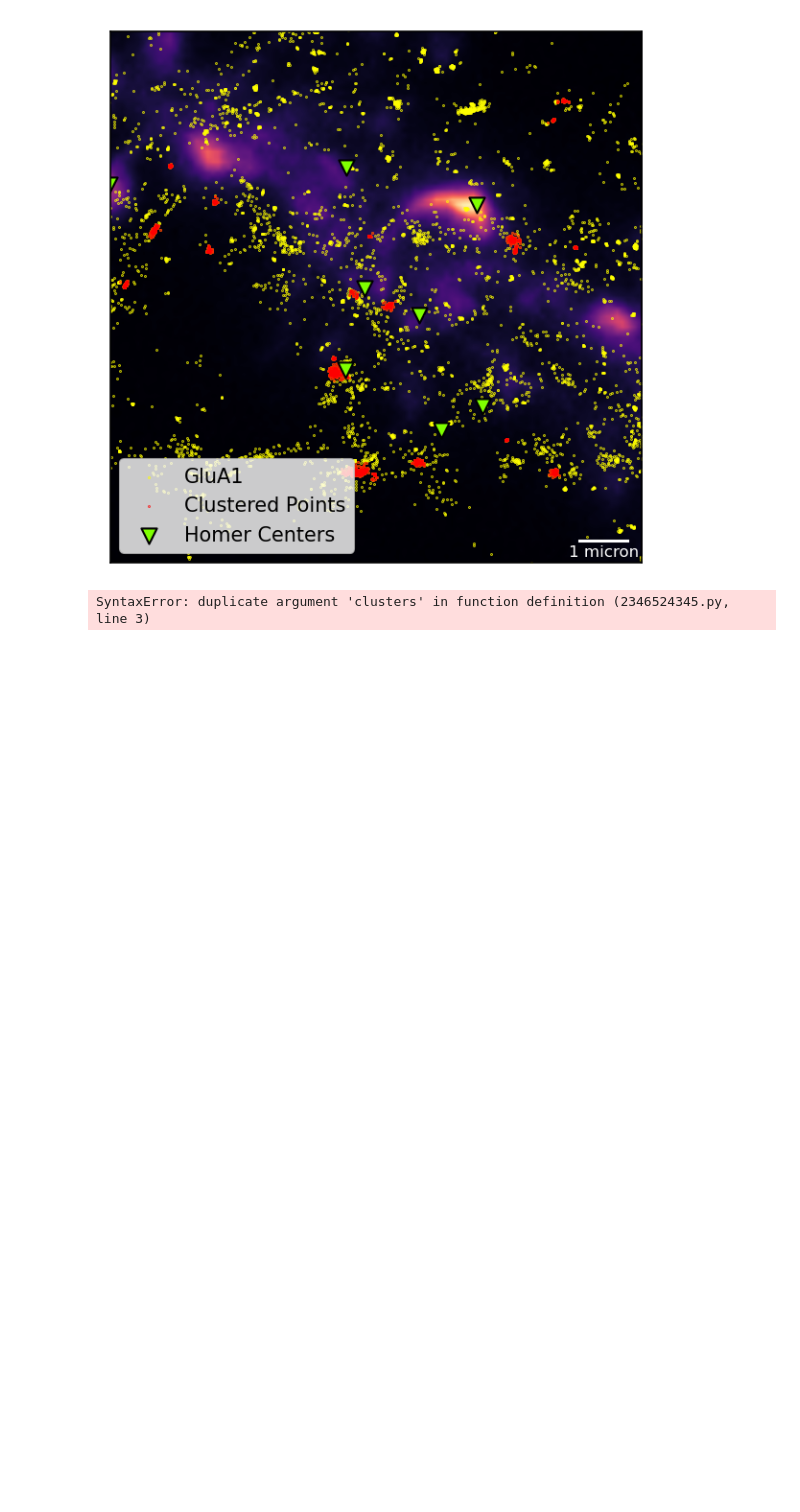
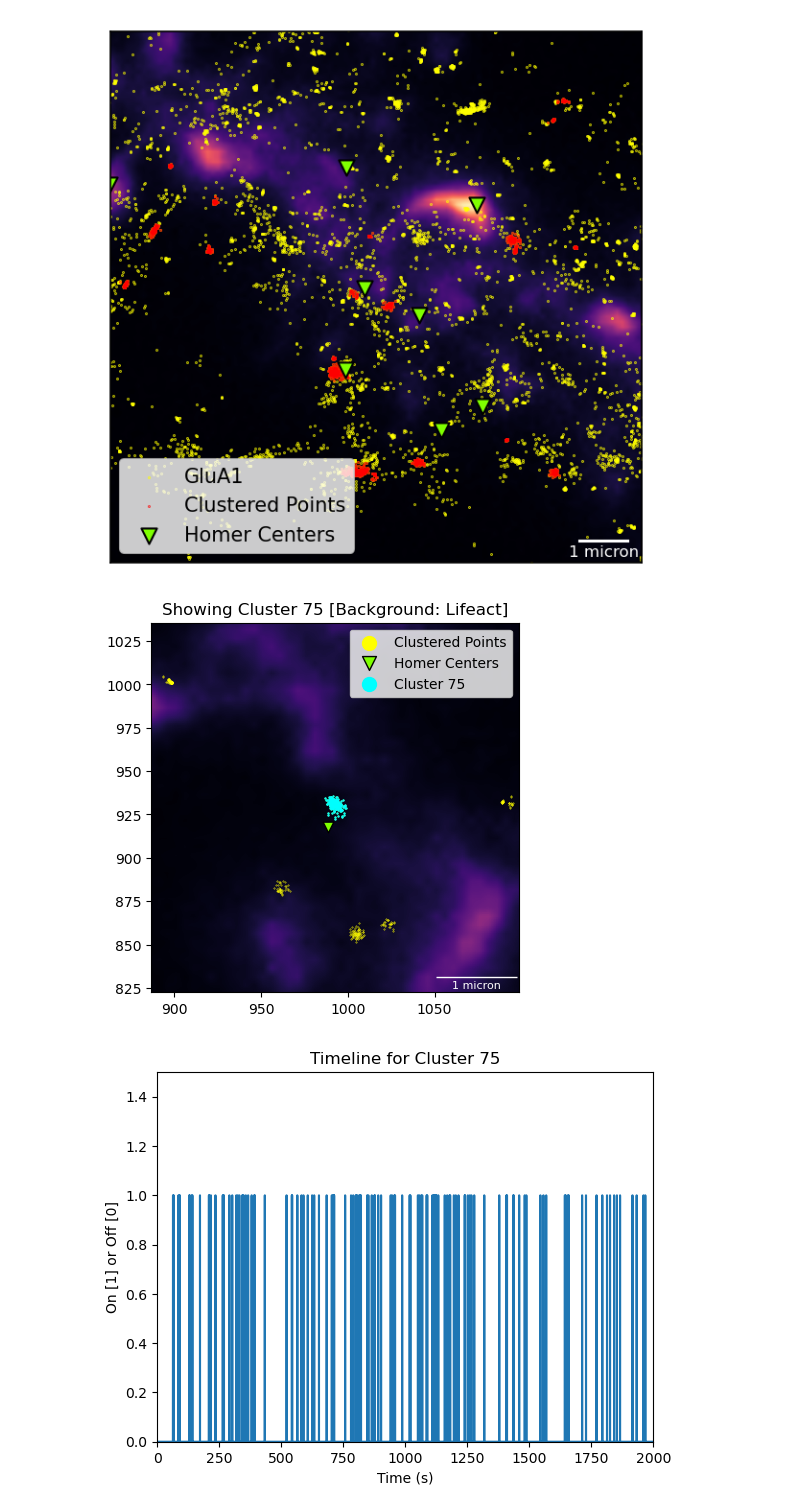
Before and after one commit to Max-Winga/Selvin-Lab-qPAINT-Segmentation, a Jupyter notebook: qPAINT Segmentation Code.ipynb, the cells around one changed output. Cells and saved outputs as stored; diff of their text form; code cells hidden in the pictures; blank space fills up the shorter version.

Commit message:
Updates to show_cluster()

```diff
--- a/qPAINT Segmentation Code.ipynb
+++ b/qPAINT Segmentation Code.ipynb
@@ -285,7 +285,7 @@ plot_map(raw=True, legend=True, centers=False, clusters=True, old_circles=False)
 # %%
 time_per_frame = 0.1 # seconds
 
-def show_cluster(index, buffer=100, clusters=clusters, life_act=life_act, scale_bar=True, print_center=True, =True, homer=True):
+def show_cluster(index, buffer=100, clusters=clusters, life_act=life_act, scale_bar=True, print_center=True, show_clusters=True, homer=True):
     cluster = clusters[index]
     center = cluster['center']
     pts = cluster['points']
@@ -293,7 +293,6 @@ def show_cluster(index, buffer=100, clusters=clusters, life_act=life_act, scale_
     plt.imshow(life_act, cmap='magma', origin='lower')
     plt.xlim(np.min(pts[:, 0]) - buffer, np.max(pts[:, 0]) + buffer)
     plt.ylim(np.min(pts[:, 1]) - buffer, np.max(pts[:, 1]) + buffer)
-    plt.scatter(pts[:, 0], pts[:, 1], s=0.5, color='aqua', label='Cluster Points')
     if print_center:
         plt.scatter(center[0], center[1], marker='x', linewidth=10, s=5, color='red', label="Cluster Center")
     if scale_bar:
@@ -307,34 +306,37 @@ def show_cluster(index, buffer=100, clusters=clusters, life_act=life_act, scale_
                                 frameon=False,
                                 size_vertical=0.05,
                                 fontproperties=fontprops)
         plt.gca().add_artist(scalebar)
-    if clusters:
-        plt.scatter(filtered_cluster_points[:, 0], filtered_cluster_points[:, 1], s=(0.1/np.sqrt(scale)), color='red', label="Clustered Points")
+    if show_clusters:
+        plt.scatter(filtered_cluster_points[:, 0], filtered_cluster_points[:, 1], s=(0.1/np.sqrt(scale)), color='yellow', label="Clustered Points")
     if homer:
         plt.scatter(relevant_homer_centers[:, 0], relevant_homer_centers[:, 1], s=(60/np.sqrt(scale)), marker='v', color='chartreuse', edgecolor='black', label="Homer Centers")
+    plt.scatter(pts[:, 0], pts[:, 1], s=0.5, color='aqua', label=f'Cluster {index}')
     plt.title(f"Showing Cluster {index} [Background: Lifeact]")
-    plt.legend()
+    for handle in plt.legend().legend_handles:
+        handle._sizes = [100]
     plt.show()
     return
 
 def cluster_time_plot(index, plot_range=[-1,-1], clusters=clusters, df=GluA1_df):
     frames = clusters[index]['frames']
     all_frames = range(max(df['frame']))
     times = [frame*time_per_frame for frame in all_frames]
     vals = [1 if frame in frames else 0 for frame in all_frames]
     plt.figure()
     plt.plot(times, vals)
     plt.title(f"Timeline for Cluster {index}")
     plt.xlabel("Time (s)")
     plt.ylabel("On [1] or Off [0]")
     plt.ylim(0, 1.5)
     if plot_range != [-1, -1]:
         plt.xlim(plot_range[0], plot_range[1])
     plt.show()
 
 index = 75
 show_cluster(index, 100, print_center=False)
 cluster_time_plot(index, [0, 2000])
 cluster_time_plot(index, [1000, 1300])
 # %% [output]
-SyntaxError: duplicate argument 'clusters' in function definition (2346524345.py, line 3)
+[figure, added]
+[figure, added]
```
Also changed, not shown: parts of 2 cells of this notebook.
